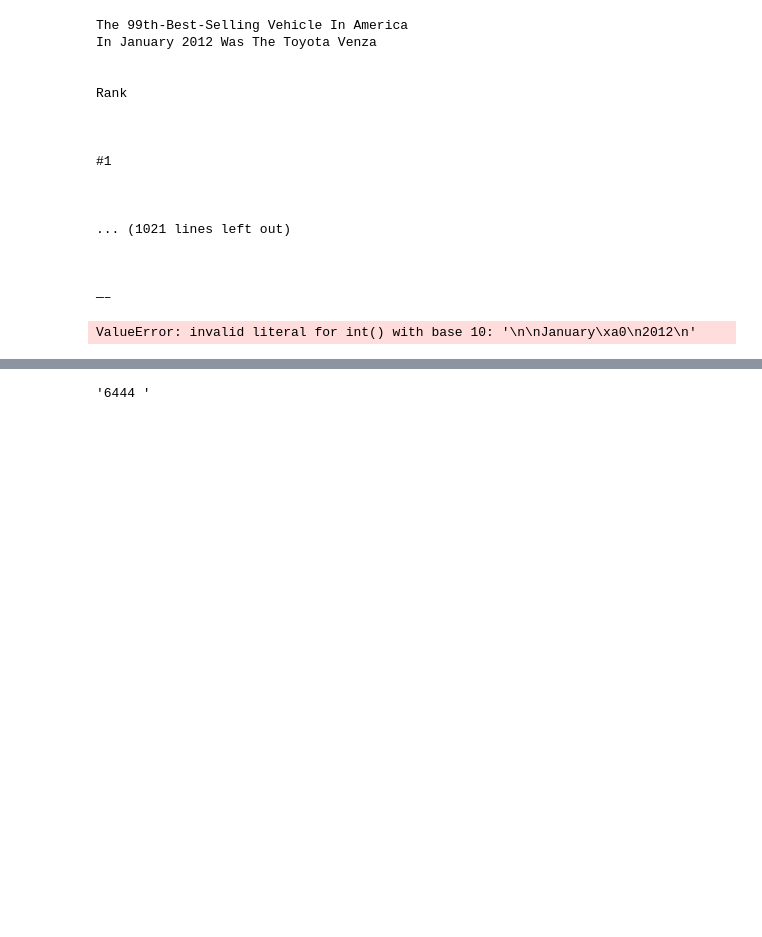
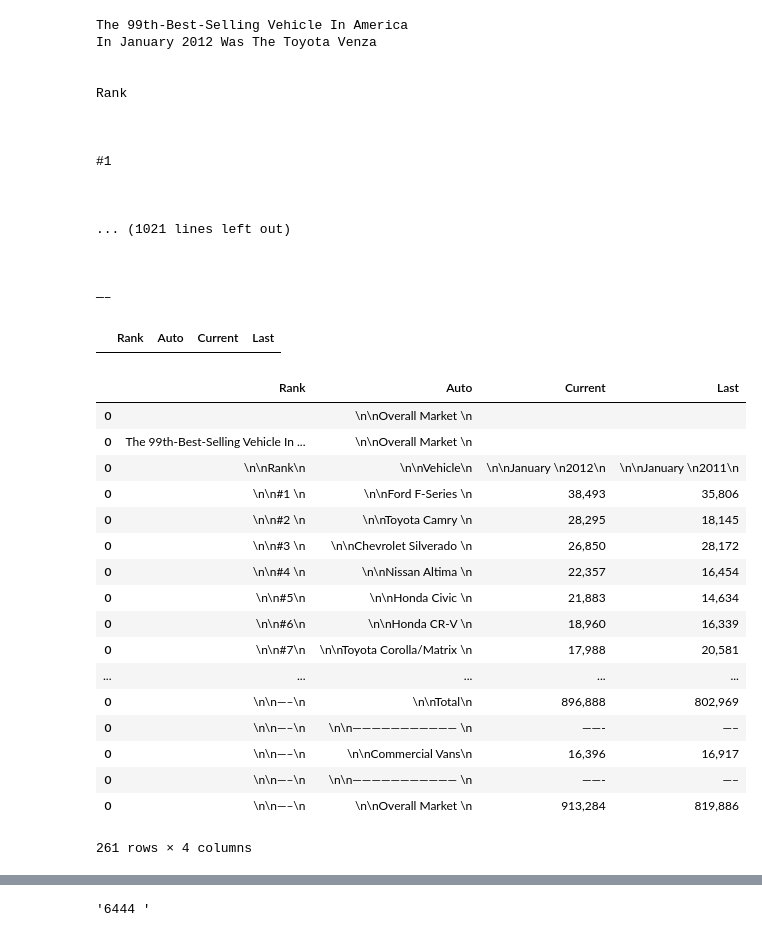
Before and after one commit to evanavaughan/auto_sales_prediction, a Jupyter notebook: multiple_table_scraper.ipynb, the cells around one changed output, grey strips where cells are left out. Saved outputs shown, nothing was run; the diff lists cells and outputs as text; code cells hidden in the pictures; blank space fills up the shorter version.

Commit message:
added scraped table to dataframe

```diff
--- a/multiple_table_scraper.ipynb
+++ b/multiple_table_scraper.ipynb
@@ -56,6 +56,13 @@ Rank
 
 
 —–
+# %%
+import pandas as pd
+df = pd.DataFrame(columns=['Rank', 'Auto', 'Current', 'Last'])
+# %%
+df
+# %% [output]
+|  | Rank | Auto | Current | Last |
 # %%
 divs = soup.findAll("tbody")
 for div in divs:
@@ -67,12 +74,37 @@ for div in divs:
         if len(col) > 1:
             auto = col[1].text
         if len(col) > 2:
-            current_year = col[2].text
+            curr = col[2].text
+        else:
+            curr = ''
         if len(col) > 3:
-            last_year = col[3].text
-        record = [rank, auto, current_year, last_year]
+            last = col[3].text
+        else:
+            last = ''
+        record = [rank, auto, curr, last]
+        df2 = pd.DataFrame({'Rank':[rank], 'Auto':[auto], 'Current':[curr], 'Last':[last]})
+        df = df.append(df2)
-# %% [output]
-ValueError: invalid literal for int() with base 10: '\n\nJanuary\xa0\n2012\n'
+# %%
+df
+# %% [output]
+|  | Rank | Auto | Current | Last |
+| 0 |  | \n\nOverall Market \n |  |  |
+| 0 | The 99th-Best-Selling Vehicle In ... | \n\nOverall Market \n |  |  |
+| 0 | \n\nRank\n | \n\nVehicle\n | \n\nJanuary \n2012\n | \n\nJanuary \n2011\n |
+| 0 | \n\n#1 \n | \n\nFord F-Series \n | 38,493 | 35,806 |
+| 0 | \n\n#2 \n | \n\nToyota Camry \n | 28,295 | 18,145 |
+| 0 | \n\n#3 \n | \n\nChevrolet Silverado \n | 26,850 | 28,172 |
+| 0 | \n\n#4 \n | \n\nNissan Altima \n | 22,357 | 16,454 |
+| 0 | \n\n#5\n | \n\nHonda Civic \n | 21,883 | 14,634 |
+| 0 | \n\n#6\n | \n\nHonda CR-V \n | 18,960 | 16,339 |
+| 0 | \n\n#7\n | \n\nToyota Corolla/Matrix \n | 17,988 | 20,581 |
+| ... | ... | ... | ... | ... |
+| 0 | \n\n—–\n | \n\nTotal\n | 896,888 | 802,969 |
+| 0 | \n\n—–\n | \n\n——————————— \n | ——- | —– |
+| 0 | \n\n—–\n | \n\nCommercial Vans\n | 16,396 | 16,917 |
+| 0 | \n\n—–\n | \n\n——————————— \n | ——- | —– |
+| 0 | \n\n—–\n | \n\nOverall Market \n | 913,284 | 819,886 |
+261 rows × 4 columns
 # %%
 divs = soup.findAll("tbody")
 rank = divs[2].findAll('tr')[3].findAll('td')[0].text
```
Also changed, not shown: parts of 4 cells of this notebook.
